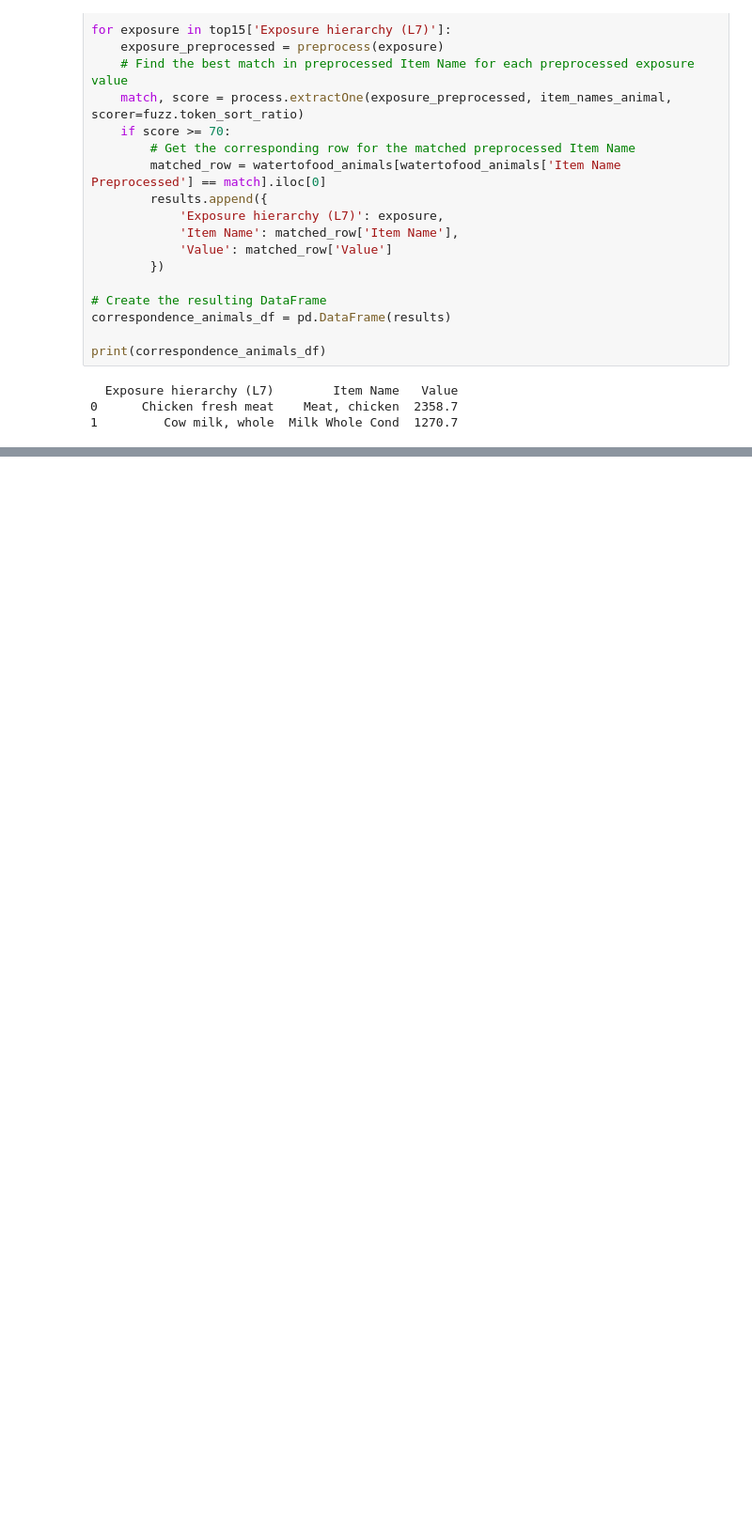
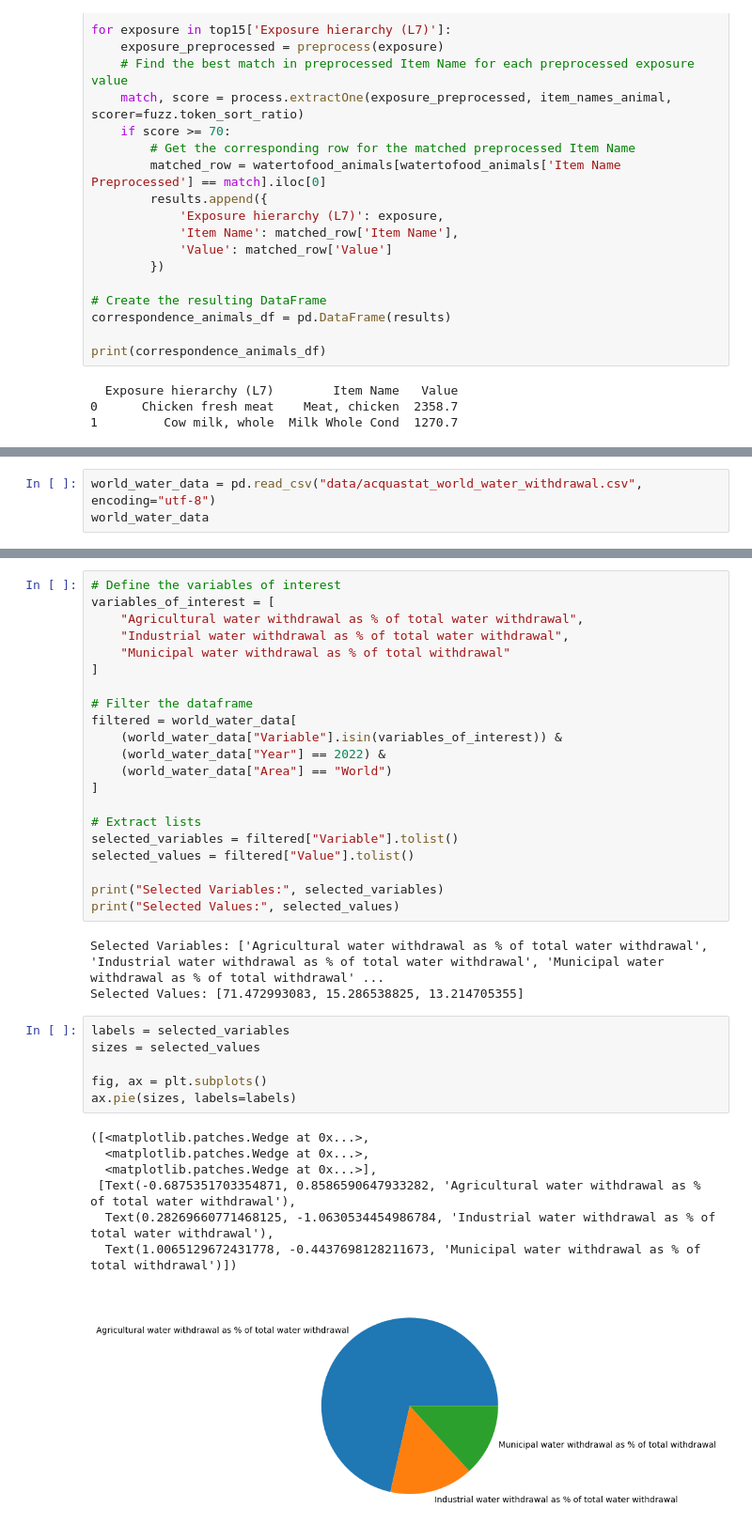
Before and after one commit to TCoaM/TrueCostOfAMeal, a Jupyter notebook: simo_notebook.ipynb, the cells around one changed output, grey strips where cells are left out. Shown at 94% size. Drawn from its saved outputs; the diff is of its cells as text; blank space fills up the shorter version.

```diff
--- a/simo_notebook.ipynb
+++ b/simo_notebook.ipynb
@@ -223,0 +237,3 @@ Milk Skm of Cows 86
+# %%
+world_water_data = pd.read_csv("data/acquastat_world_water_withdrawal.csv", encoding="utf-8")
+world_water_data
@@ -223,0 +254,38 @@ Milk Skm of Cows 86
+# %%
+# Define the variables of interest
+variables_of_interest = [
+    "Agricultural water withdrawal as % of total water withdrawal",
+    "Industrial water withdrawal as % of total water withdrawal",
+    "Municipal water withdrawal as % of total withdrawal"
+]
+
+# Filter the dataframe
+filtered = world_water_data[
+    (world_water_data["Variable"].isin(variables_of_interest)) &
+    (world_water_data["Year"] == 2022) &
+    (world_water_data["Area"] == "World")
+]
+
+# Extract lists
+selected_variables = filtered["Variable"].tolist()
+selected_values = filtered["Value"].tolist()
+
+print("Selected Variables:", selected_variables)
+print("Selected Values:", selected_values)
+# %% [output]
+Selected Variables: ['Agricultural water withdrawal as % of total water withdrawal', 'Industrial water withdrawal as % of total water withdrawal', 'Municipal water withdrawal as % of total withdrawal' ...
+Selected Values: [71.472993083, 15.286538825, 13.214705355]
+# %%
+labels = selected_variables
+sizes = selected_values
+
+fig, ax = plt.subplots()
+ax.pie(sizes, labels=labels)
+# %% [output]
+([<matplotlib.patches.Wedge at 0x...>,
+  <matplotlib.patches.Wedge at 0x...>,
+  <matplotlib.patches.Wedge at 0x...>],
+ [Text(-0.6875351703354871, 0.8586590647933282, 'Agricultural water withdrawal as % of total water withdrawal'),
+  Text(0.28269660771468125, -1.0630534454986784, 'Industrial water withdrawal as % of total water withdrawal'),
+  Text(1.0065129672431778, -0.4437698128211673, 'Municipal water withdrawal as % of total withdrawal')])
+[figure, added]
```
Also changed, not shown: parts of 6 cells of this notebook.
